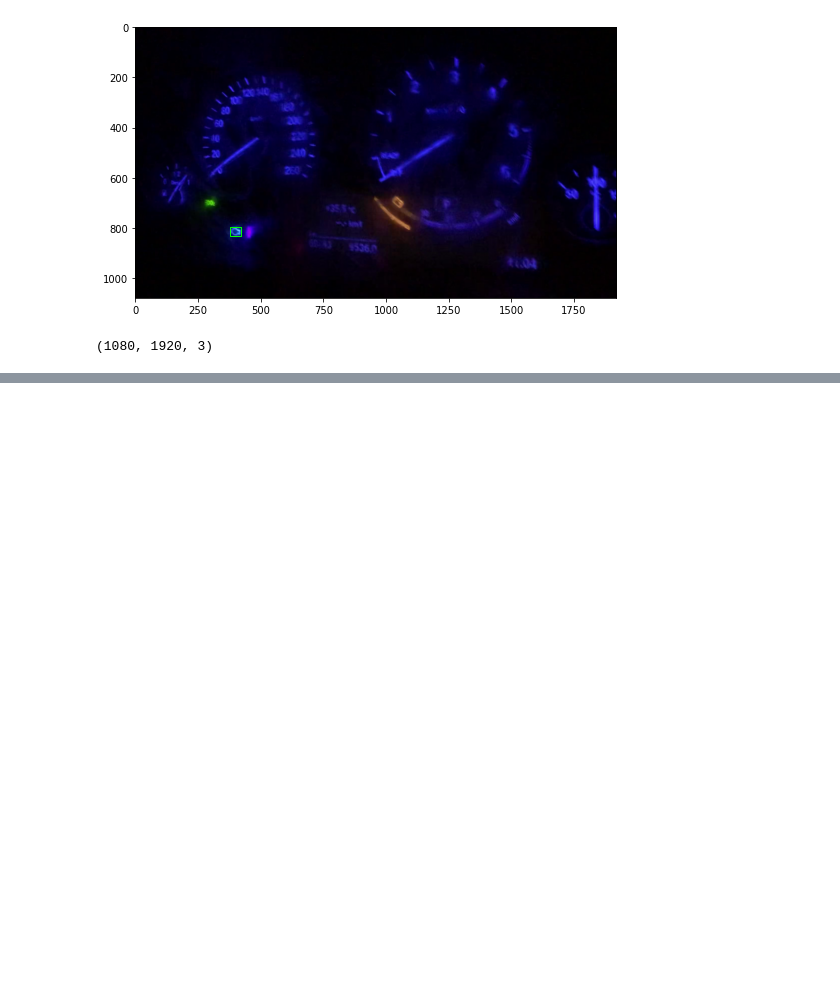
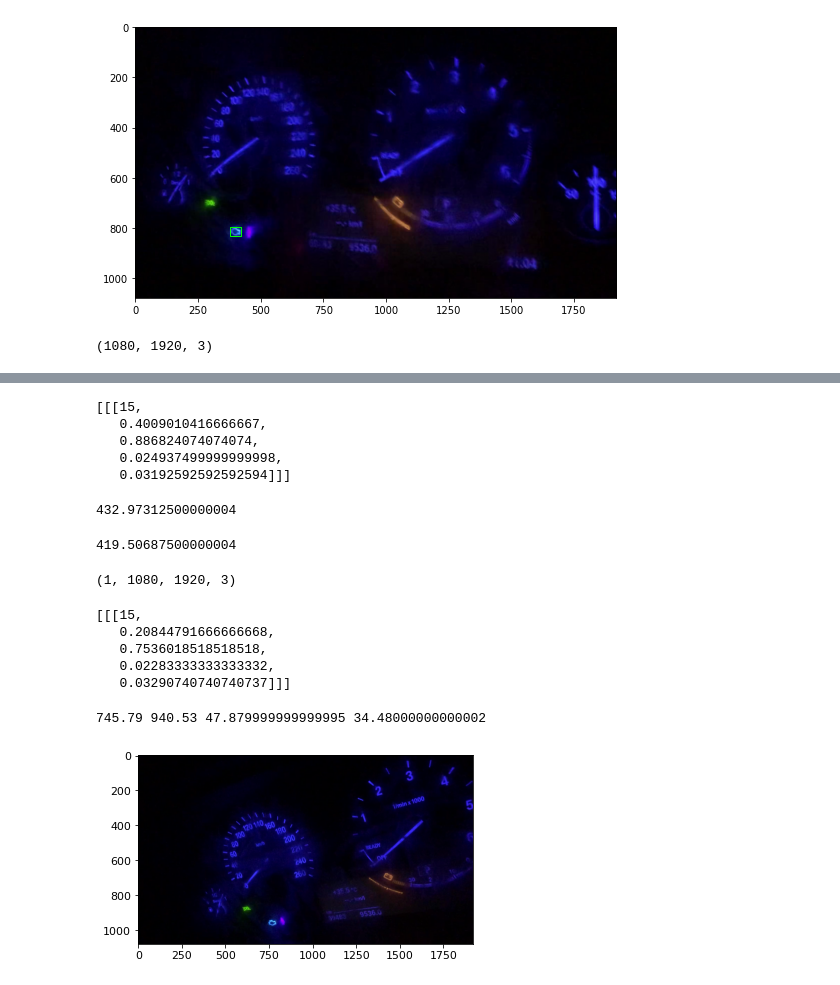
Before and after one commit to changsin/ClassifyImages, a Jupyter notebook: notebooks/train_dashboard_top15_batch10.ipynb, the cells around one changed output, grey strips where cells are left out. Cells and saved outputs as stored; diff of their text form; code cells hidden in the pictures; blank space fills up the shorter version.

```diff
--- a/notebooks/train_dashboard_top15_batch10.ipynb
+++ b/notebooks/train_dashboard_top15_batch10.ipynb
@@ -854,0 +893,20 @@ def plot_images_with_boxes(X, y, idx=None, limit=20):
+# %%
+labels
+# %% [output]
+[[[15,
+   0.4009010416666667,
+   0.886824074074074,
+   0.024937499999999998,
+   0.03192592592592594]]]
+# %%
+labels[0][0][1] * images.shape[1]
+# %% [output]
+432.97312500000004
+# %%
+labels[0][0][1] * images.shape[1] - (labels[0][0][3] * images.shape[1])/2
+# %% [output]
+419.50687500000004
+# %%
+images.shape
+# %% [output]
+(1, 1080, 1920, 3)
@@ -854,0 +930,13 @@ def plot_images_with_boxes(X, y, idx=None, limit=20):
+# %%
+labels
+# %% [output]
+[[[15,
+   0.20844791666666668,
+   0.7536018518518518,
+   0.02283333333333332,
+   0.03290740740740737]]]
+# %%
+plot_image(images[0], labels[0], axis)
+# %% [output]
+745.79 940.53 47.879999999999995 34.48000000000002
+[figure, added]
```
Also changed, not shown: parts of 28 cells of this notebook.
